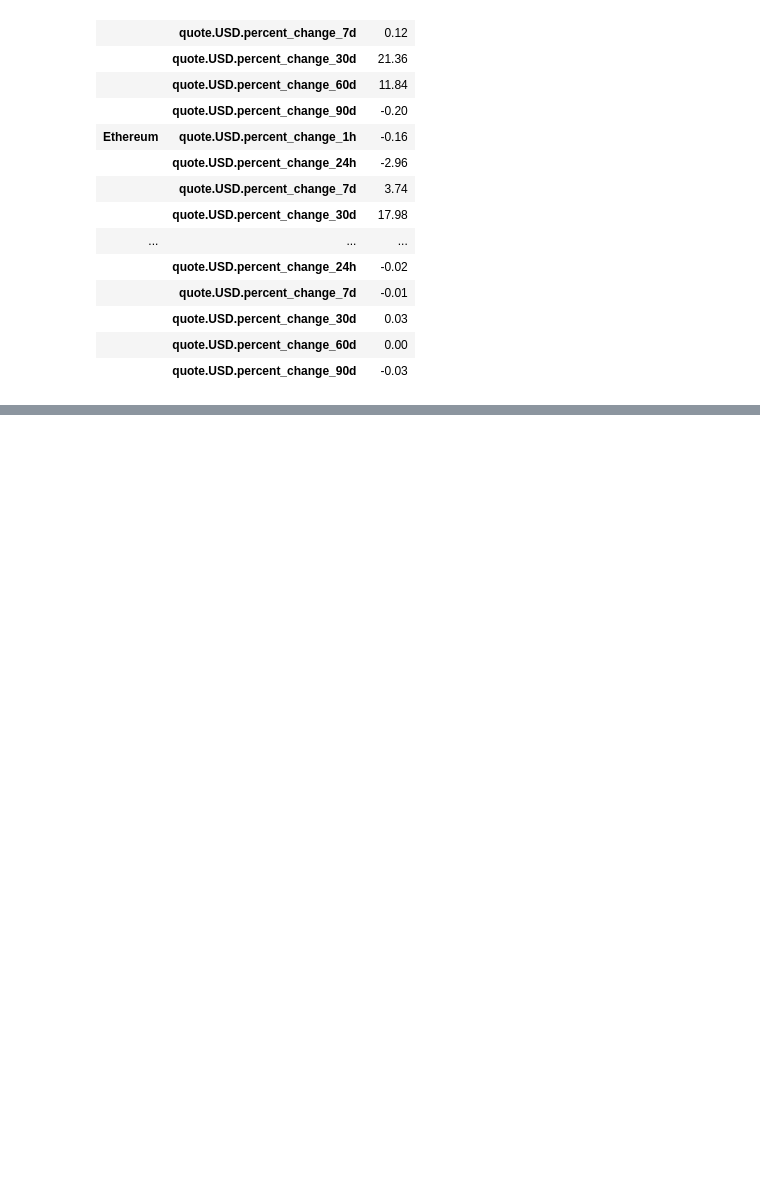
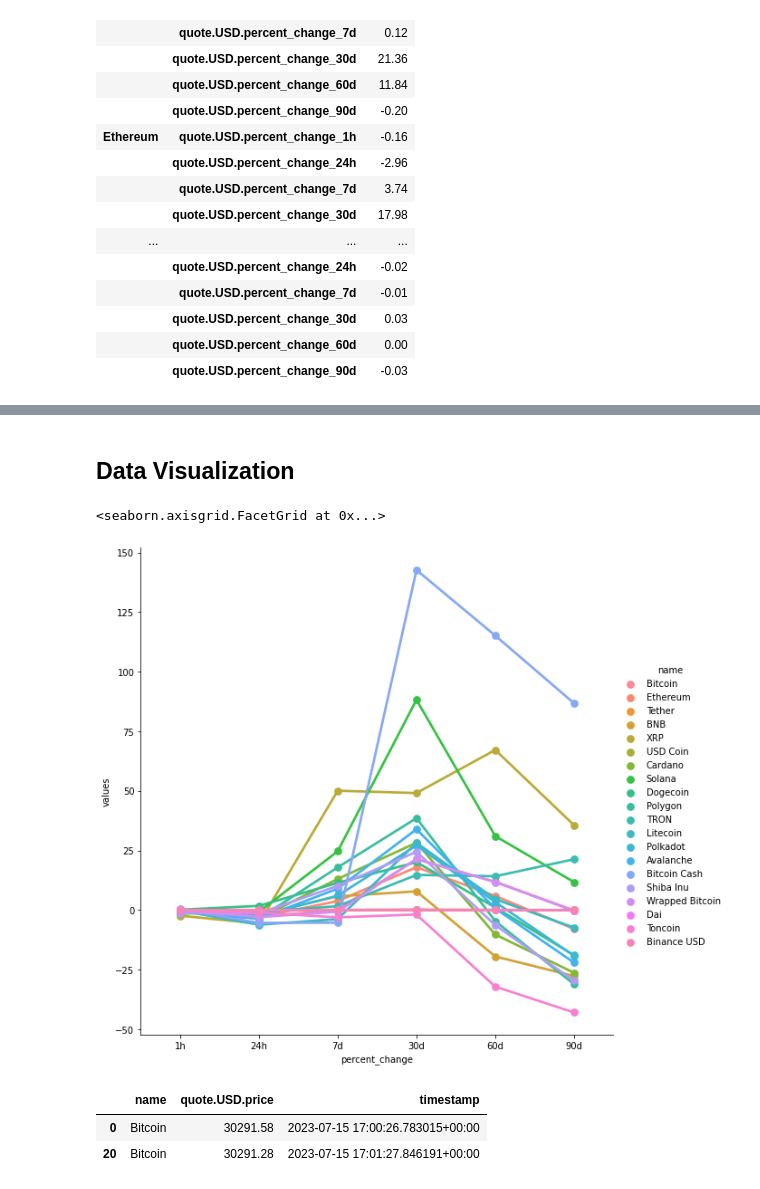
Before and after one commit to Prerit007/Crypto-API-Scrapper, a Jupyter notebook: Crypto.ipynb, the cells around one changed output, grey strips where cells are left out. Cells and saved outputs as stored; diff of their text form; code cells hidden in the pictures; blank space fills up the shorter version.

Commit message:
visualization_added

```diff
--- a/Crypto.ipynb
+++ b/Crypto.ipynb
@@ -257,0 +260,16 @@ df6
+# %% [markdown]
+## **Data Visualization**
+# %%
+sns.catplot(x="percent_change", y="values", kind = "point", hue="name", data=df6, height=8)
+# %% [output]
+<seaborn.axisgrid.FacetGrid at 0x...>
+[figure, added]
+# %%
+
+df7 = df3[['name', 'quote.USD.price', 'timestamp']]
+df7 = df7.query("name == 'Bitcoin'")
+df7
+# %% [output]
+|  | name | quote.USD.price | timestamp |
+| 0 | Bitcoin | 30291.58 | 2023-07-15 17:00:26.783015+00:00 |
+| 20 | Bitcoin | 30291.28 | 2023-07-15 17:01:27.846191+00:00 |
```
Also changed, not shown: parts of 7 cells of this notebook.
